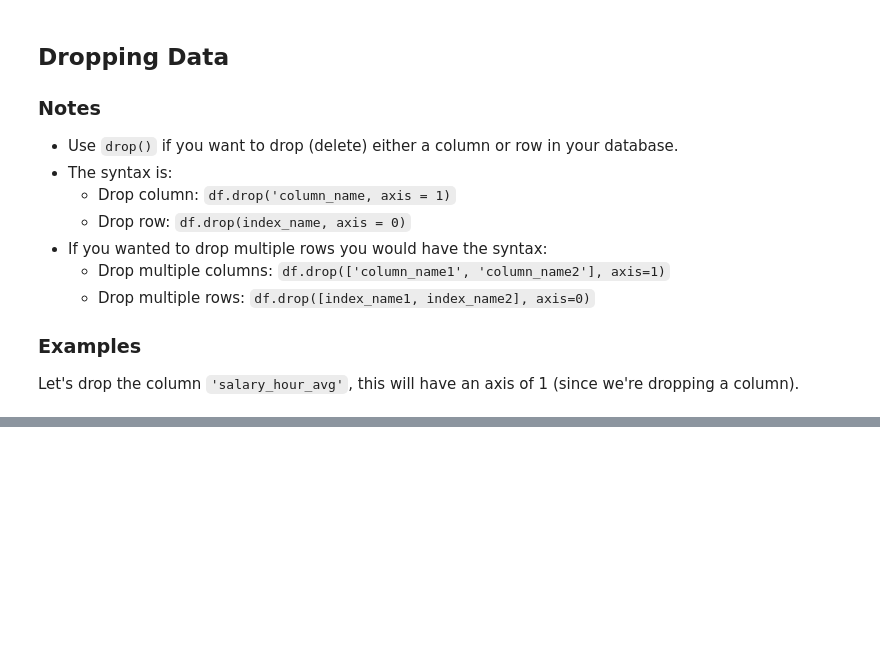
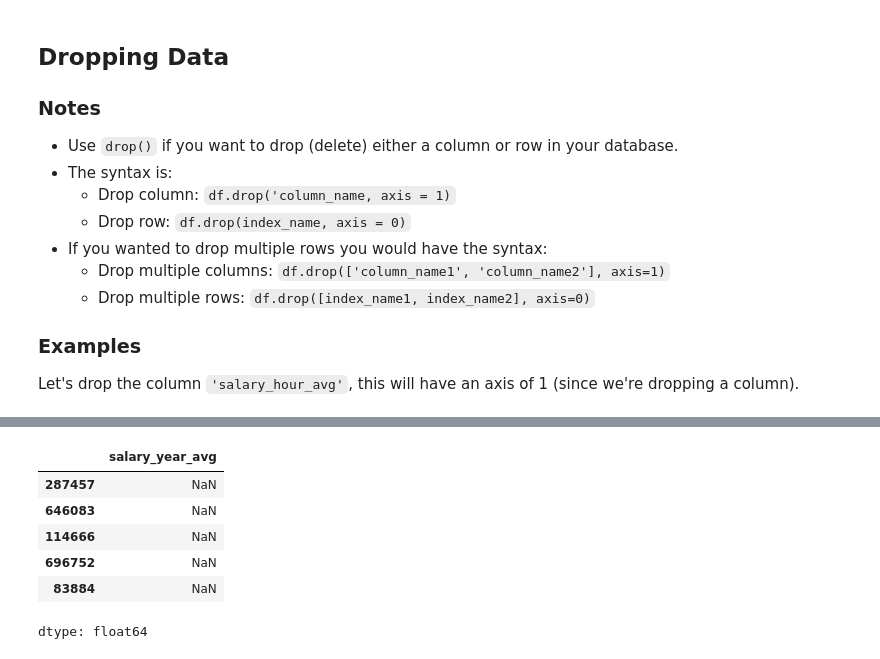
Before and after one commit to Shubham11122/Python-practice, a Jupyter notebook: 4_Problems/1_23_Pandas Intro.ipynb, the cells around one changed output, grey strips where cells are left out. Cells and saved outputs as stored; diff of their text form; code cells hidden in the pictures; blank space fills up the shorter version.

```diff
--- a/4_Problems/1_23_Pandas Intro.ipynb
+++ b/4_Problems/1_23_Pandas Intro.ipynb
@@ -588,0 +625,2 @@ Let's drop the column `'salary_hour_avg'`, this will have an axis of 1 (since we
+# %%
+df.drop('salary_hour_avg', axis = 1, inplace=True)
@@ -588,0 +658,10 @@ Let's drop the column `'salary_hour_avg'`, this will have an axis of 1 (since we
+# %%
+df.salary_year_avg.head()
+# %% [output]
+|  | salary_year_avg |
+| 287457 | NaN |
+| 646083 | NaN |
+| 114666 | NaN |
+| 696752 | NaN |
+| 83884 | NaN |
+dtype: float64
```
Also changed, not shown: parts of 7 cells of this notebook.
